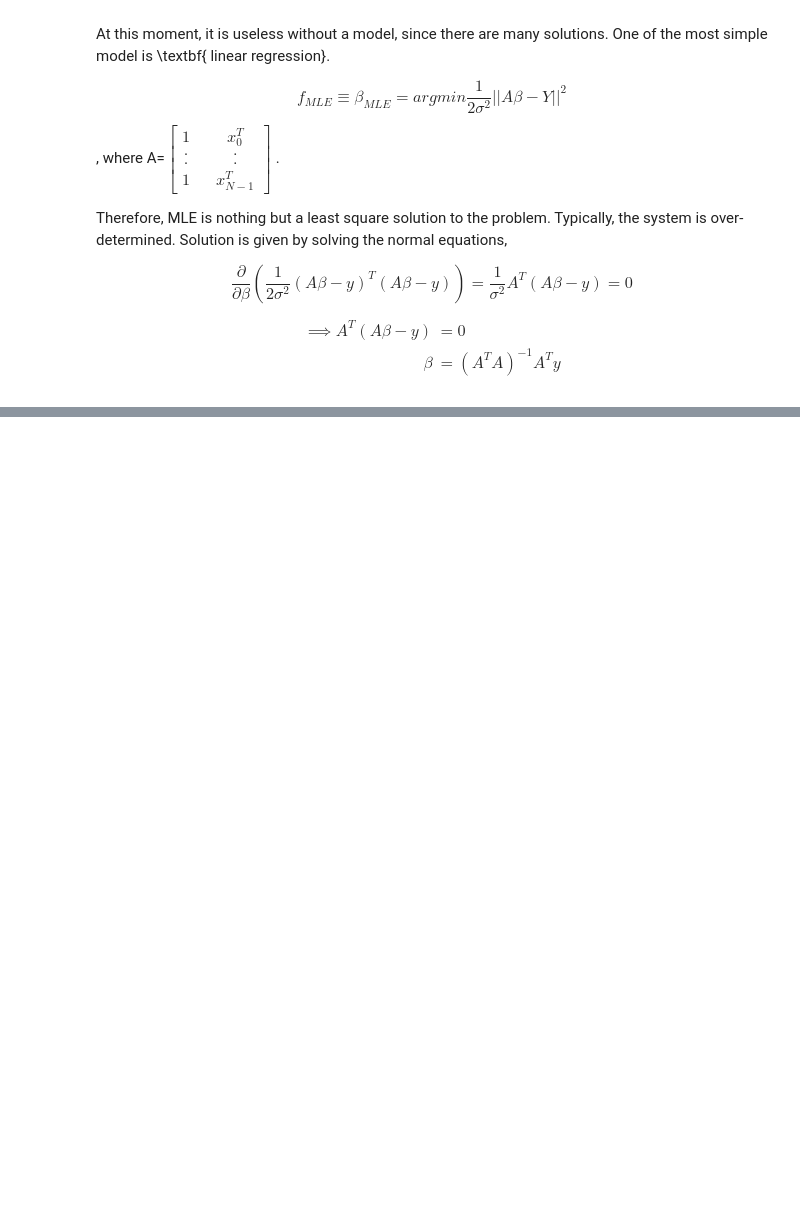
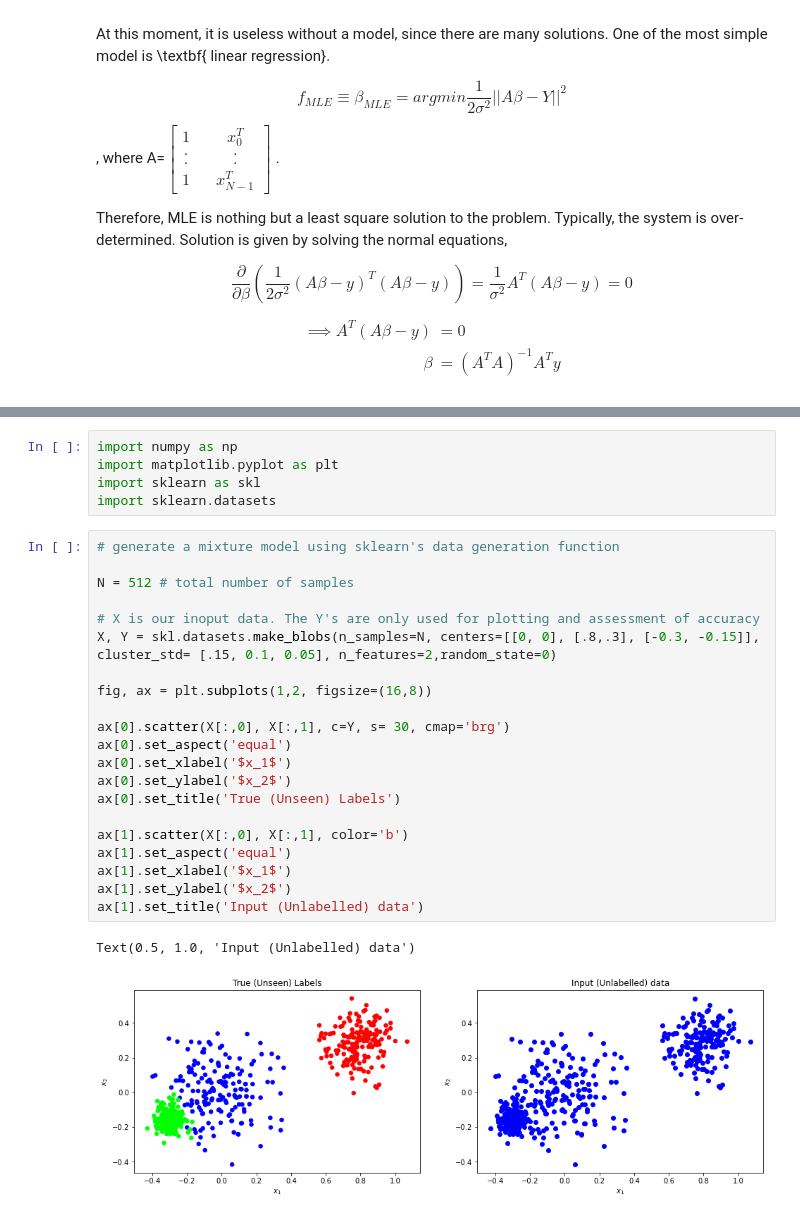
Before and after one commit to raph651/Amath-582-Data-Analysis, a Jupyter notebook: course_notes/Chapter2.ipynb, the cells around one changed output, grey strips where cells are left out. Cells and saved outputs as stored; diff of their text form; blank space fills up the shorter version.

```diff
--- a/course_notes/Chapter2.ipynb
+++ b/course_notes/Chapter2.ipynb
@@ -371,0 +637,29 @@ Analyzing the MSE doesn't mean which model is always better. It is still importa
+# %%
+import numpy as np
+import matplotlib.pyplot as plt
+import sklearn as skl
+import sklearn.datasets
+# %%
+# generate a mixture model using sklearn's data generation function
+
+N = 512 # total number of samples
+
+# X is our inoput data. The Y's are only used for plotting and assessment of accuracy
+X, Y = skl.datasets.make_blobs(n_samples=N, centers=[[0, 0], [.8,.3], [-0.3, -0.15]], cluster_std= [.15, 0.1, 0.05], n_features=2,random_state=0)
+
+fig, ax = plt.subplots(1,2, figsize=(16,8))
+
+ax[0].scatter(X[:,0], X[:,1], c=Y, s= 30, cmap='brg')
+ax[0].set_aspect('equal')
+ax[0].set_xlabel('$x_1$')
+ax[0].set_ylabel('$x_2$')
+ax[0].set_title('True (Unseen) Labels')
+
+ax[1].scatter(X[:,0], X[:,1], color='b')
+ax[1].set_aspect('equal')
+ax[1].set_xlabel('$x_1$')
+ax[1].set_ylabel('$x_2$')
+ax[1].set_title('Input (Unlabelled) data')
+# %% [output]
+Text(0.5, 1.0, 'Input (Unlabelled) data')
+[figure, added]
```
Also changed, not shown: parts of 54 cells of this notebook, 10 other files.
